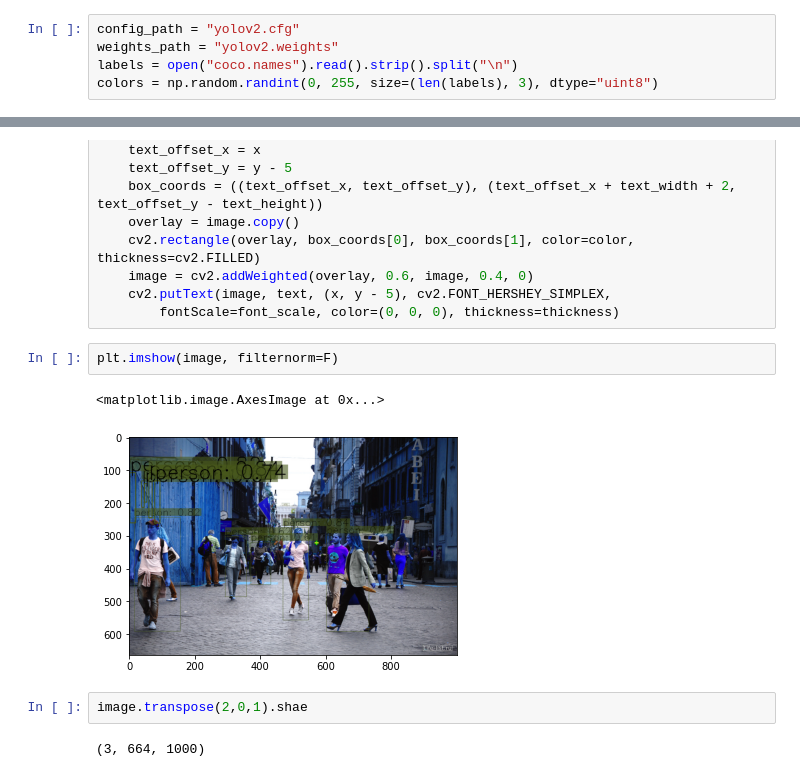
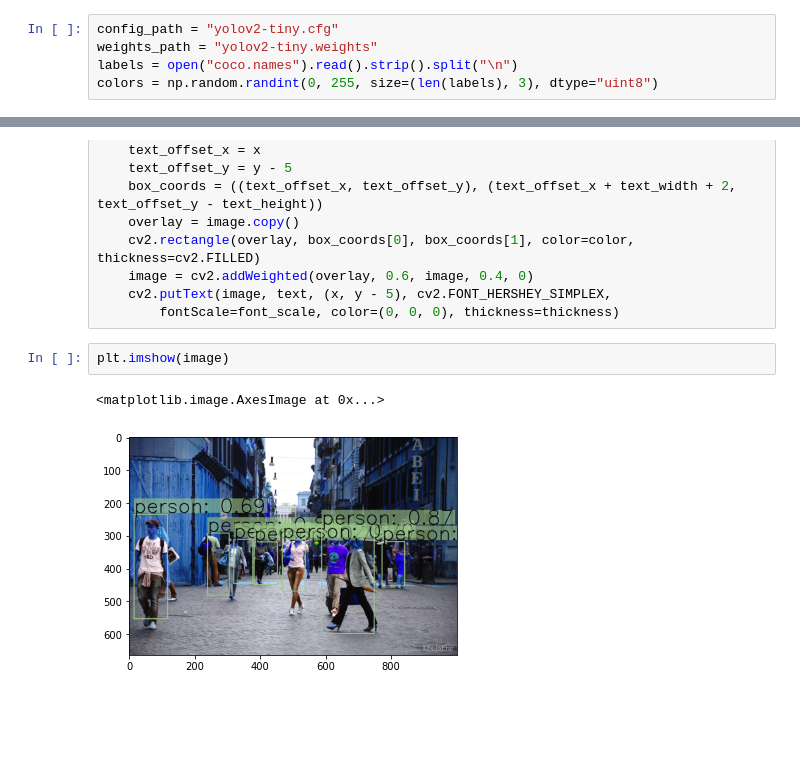
Before and after one commit to YakubovSlava/PrivateCodeRepo, a Jupyter notebook: detection2/main.ipynb, the cells around one changed output, grey strips where cells are left out. Cells and saved outputs as stored; diff of their text form; blank space fills up the shorter version.

```diff
--- a/detection2/main.ipynb
+++ b/detection2/main.ipynb
@@ -9,8 +11,8 @@ CONFIDENCE = 0.5
 SCORE_THRESHOLD = 0.5
 IOU_THRESHOLD = 0.5
 # %%
-config_path = "yolov2.cfg"
-weights_path = "yolov2.weights"
+config_path = "yolov2-tiny.cfg"
+weights_path = "yolov2-tiny.weights"
 labels = open("coco.names").read().strip().split("\n")
 colors = np.random.randint(0, 255, size=(len(labels), 3), dtype="uint8")
 # %%
@@ -62,11 +211,7 @@ for i in range(len(boxes)):
     cv2.putText(image, text, (x, y - 5), cv2.FONT_HERSHEY_SIMPLEX,
         fontScale=font_scale, color=(0, 0, 0), thickness=thickness)
 # %%
-plt.imshow(image, filternorm=F)
+plt.imshow(image)
 # %% [output]
 <matplotlib.image.AxesImage at 0x...>
-[figure, old version]
+[figure, new version]
-# %%
-image.transpose(2,0,1).shae
-# %% [output]
-(3, 664, 1000)
```
Also changed, not shown: parts of 15 cells of this notebook, 7 other files.
